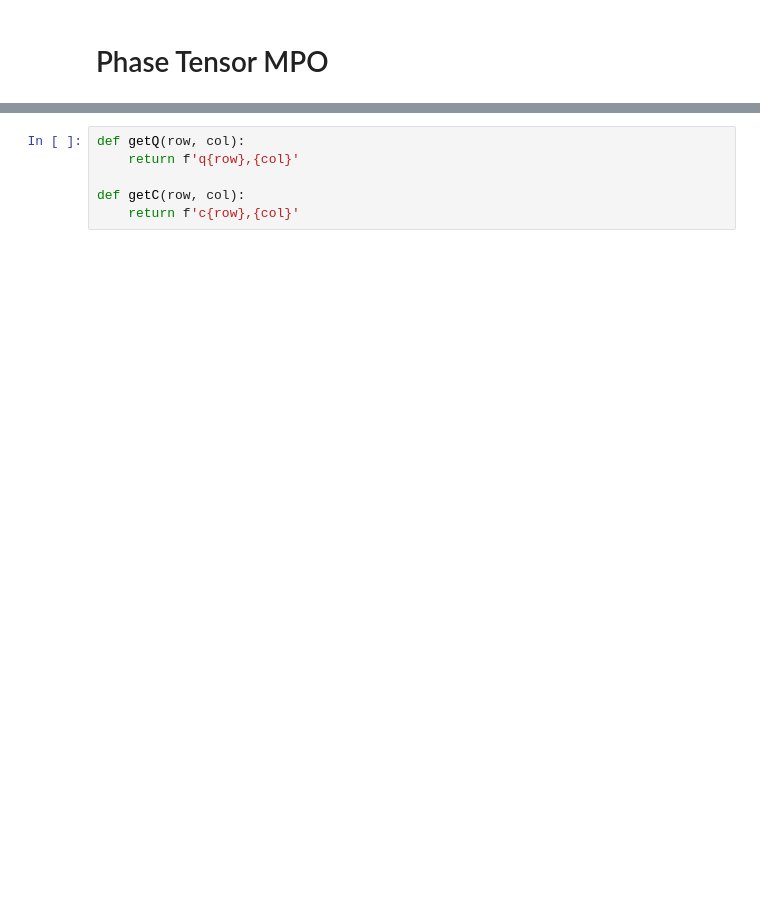
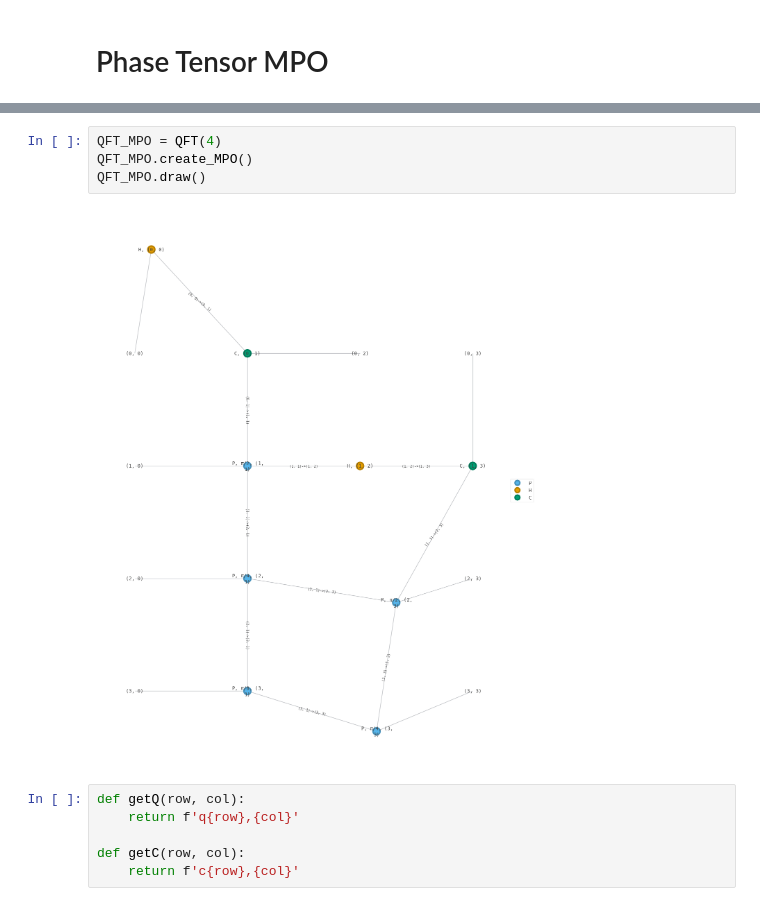
Before and after one commit to the-iron-ryan/MPO_QFT, a Jupyter notebook: QFT_MPO.ipynb, the cells around one changed output, grey strips where cells are left out. Drawn from its saved outputs; the diff is of its cells as text; blank space fills up the shorter version.

```diff
--- a/QFT_MPO.ipynb
+++ b/QFT_MPO.ipynb
@@ -42,3 +314,9 @@ circ.psi.draw(color=[f'I{q}' for q in range(N)])
+# %%
+QFT_MPO = QFT(4)
+QFT_MPO.create_MPO()
+QFT_MPO.draw()
+# %% [output]
+[figure, added]
 # %%
 def getQ(row, col):
     return f'q{row},{col}'
```
Also changed, not shown: parts of 6 cells of this notebook.
